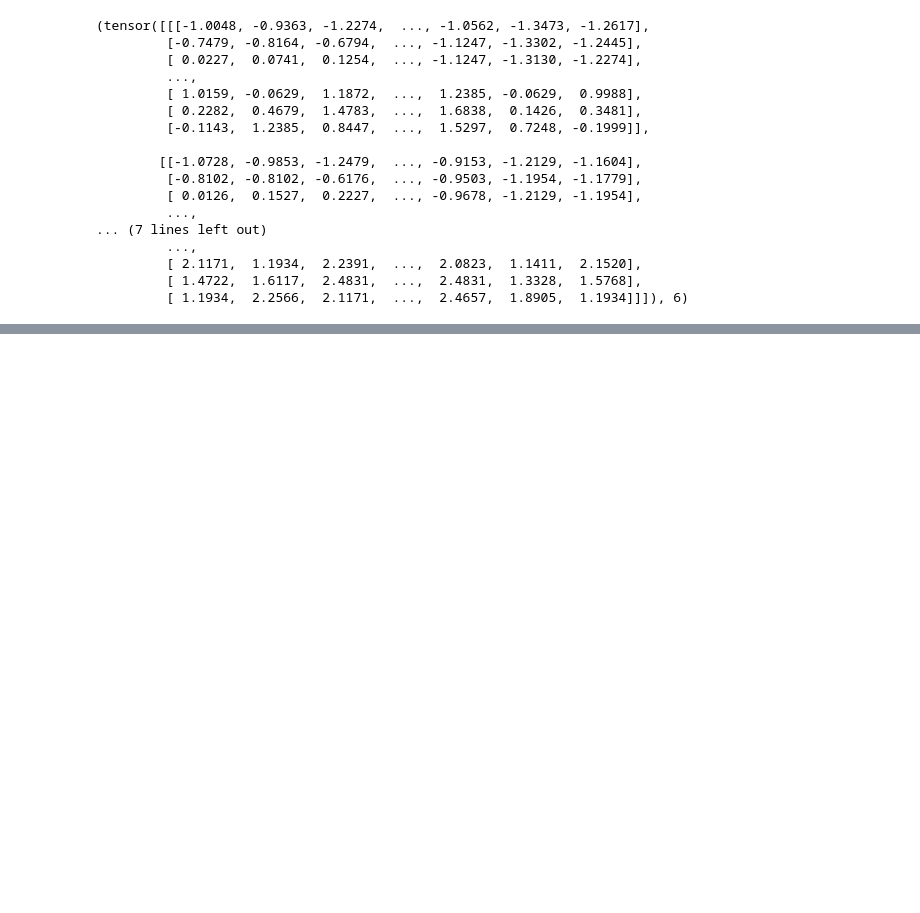
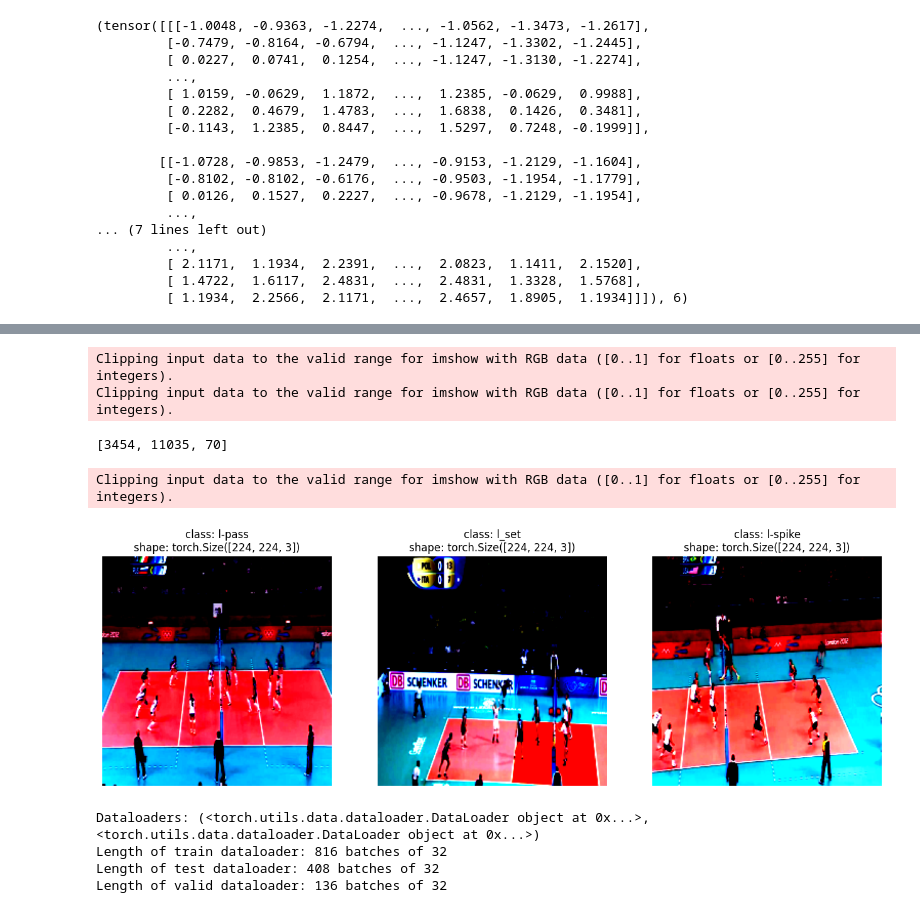
Before and after one commit to Fawzy-AI-Explorer/Group-Activity-Recognition, a Jupyter notebook: src/NoteBooks/try.ipynb, the cells around one changed output, grey strips where cells are left out. Cells and saved outputs as stored; diff of their text form; code cells hidden in the pictures; blank space fills up the shorter version.

Commit message:
feat: add function to plot some images

```diff
--- a/src/NoteBooks/try.ipynb
+++ b/src/NoteBooks/try.ipynb
@@ -226,7 +226,7 @@ class DatasetSplitter:
         valid_split = all_data[n_train:n_train+n_valid]
         test_split = all_data[n_train+n_valid:]
 
-        return train_split, valid_split, test_split, labels
+        return train_split, valid_split, test_split, sorted(list(labels))
 
 splitter = DatasetSplitter()
 train_split, valid_split, test_split, labels = splitter.split_dataset()
@@ -405,7 +408,7 @@ print(train_dataset[0])
          [ 1.1934,  2.2566,  2.1171,  ...,  2.4657,  1.8905,  1.1934]]]), 6)
 # %%
 image, label = train_dataset[0]
-class_names = list(train_dataset.labels)
+class_names = train_dataset.labels
 class_to_idx = train_dataset.class_to_idx
 # %%
 class_names
@@ -488,8 +497,25 @@ NameError: name 'display_random_images' is not defined
+# %%
+display_random_images(test_dataset,
+                      n=3,
+                      classes=class_names,
+                      seed=None)
+# %% [output]
+Clipping input data to the valid range for imshow with RGB data ([0..1] for floats or [0..255] for integers).
+Clipping input data to the valid range for imshow with RGB data ([0..1] for floats or [0..255] for integers).
+[3454, 11035, 70]
+Clipping input data to the valid range for imshow with RGB data ([0..1] for floats or [0..255] for integers).
+[figure, added]
 # %%
+BATCH_SIZE = 32
 print(f"Dataloaders: {train_dataloader, test_dataloader}")
-print(f"Length of train dataloader: {len(train_dataloader)} batches of {BATCH_SIZE}")
-print(f"Length of test dataloader: {len(test_dataloader)} batches of {BATCH_SIZE}")
-print(f"Length of valid dataloader: {len(valid_dataloader)} batches of {BATCH_SIZE}")
+print(f"Length of train dataloader: {len(train_dataloader)} batches of {train_dataloader.batch_size}")
+print(f"Length of test dataloader: {len(test_dataloader)} batches of {test_dataloader.batch_size}")
+print(f"Length of valid dataloader: {len(valid_dataloader)} batches of {valid_dataloader.batch_size}")
+# %% [output]
+Dataloaders: (<torch.utils.data.dataloader.DataLoader object at 0x...>, <torch.utils.data.dataloader.DataLoader object at 0x...>)
+Length of train dataloader: 816 batches of 32
+Length of test dataloader: 408 batches of 32
+Length of valid dataloader: 136 batches of 32
 # %%
 print(train_dataloader.batch_size)
 print(test_dataloader.dataset)
```
Also changed, not shown: parts of 14 cells of this notebook.
